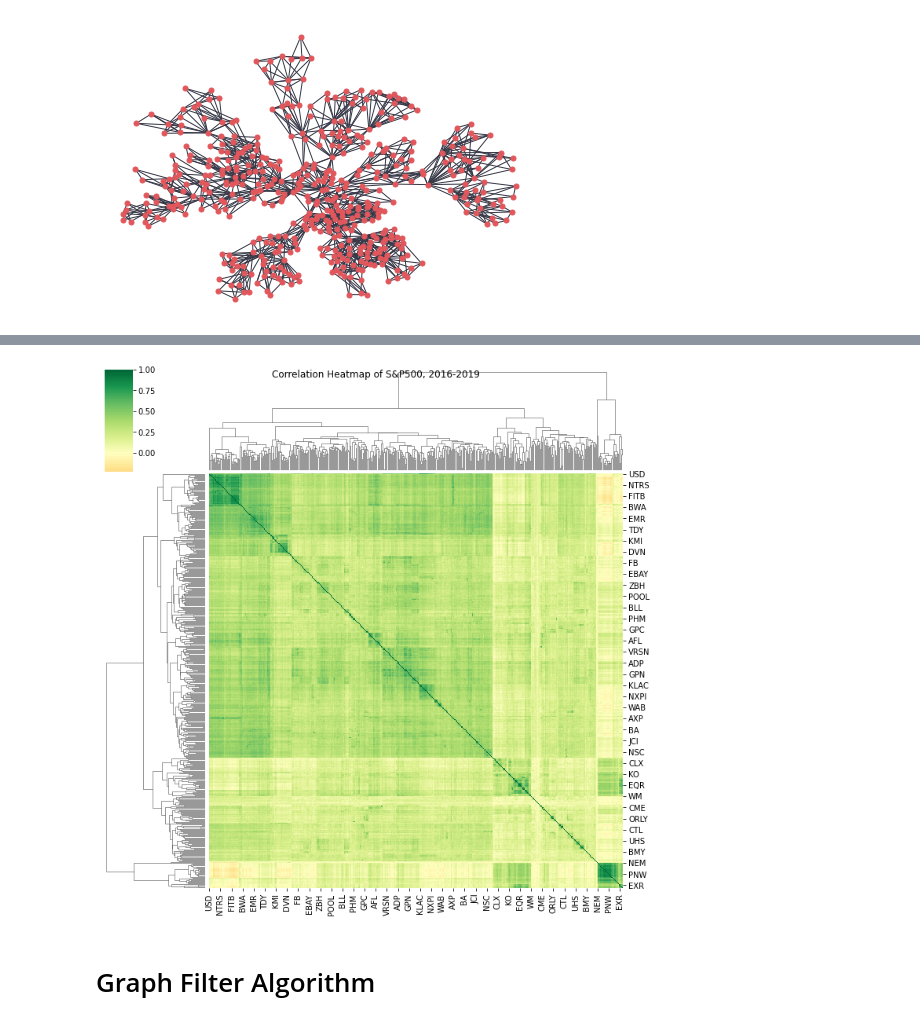
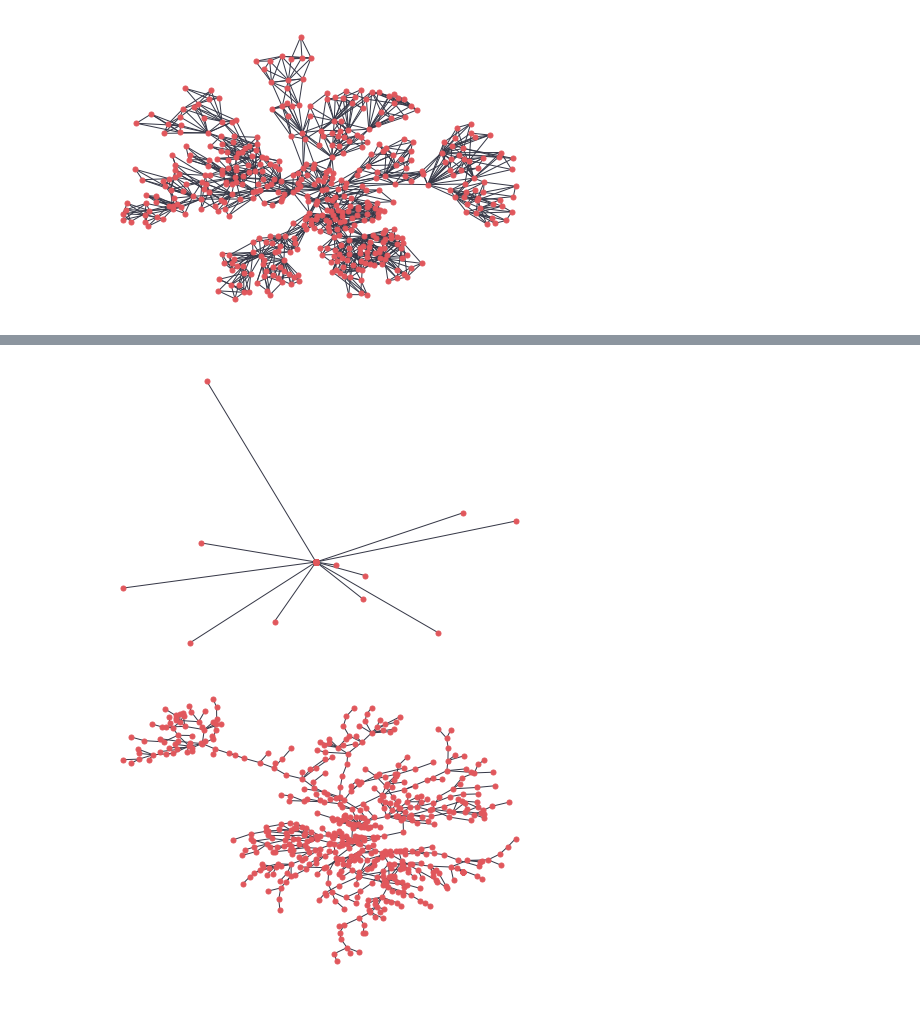
Before and after one commit to RuiqiLiu213/Project-Stock-Trading-Strategies-Based-On-Graph-Algorithm, a Jupyter notebook: Data Sourcing, Preliminary Analysis, and Centrality Ranking Construction.ipynb, the cells around one changed output, grey strips where cells are left out. Saved outputs shown, nothing was run; the diff lists cells and outputs as text; code cells hidden in the pictures.

```diff
--- a/Data Sourcing, Preliminary Analysis, and Centrality Ranking Construction.ipynb
+++ b/Data Sourcing, Preliminary Analysis, and Centrality Ranking Construction.ipynb
@@ -114,3 +99,26 @@ components_price_df.to_csv('components_price_new.csv')
+# %%
+'''
+startdate = '2016-04-01'
+enddate = '2022-06-28'
+
+#components_price_df = pd.DataFrame(columns=components_mark_df.columns)
+
+for tick in components_price_df.columns:
+    # retrive information for stock tick
+    if components_price_df[tick].isnull().values.all():
+        data = api_getprice(tick, startdate, enddate)
+        for item in data['results']:
+            try:
+                date_index = pd.to_datetime(item['date'])
+                close = item['close']
+                components_price_df.loc[date_index, tick] = close
+            except:
+                continue
+
+components_price_df.index = pd.to_datetime(components_price_df.index)
+components_price_df = components_price_df.sort_index()
+components_price_df.to_csv('components_price_new.csv')
+'''
 # %%
 components_price_df = pd.read_csv('components_price_new.csv',index_col='date')
 # %%
@@ -583,6 +622,8 @@ Condition number of shrunk correlation matrix: 4.36e+04
-# %%
-sns.clustermap(correlation_matrix, cmap="RdYlGn", center =0.).fig.suptitle('Correlation Heatmap of S&P500, 2016-2019');
-# %% [output]
-[figure, removed]
-# %% [markdown]
-# Graph Filter Algorithm
+# %%
+nx.draw(G0_MST, with_labels=False, node_size=25, node_color="#e1575c", edge_color='#363847',  pos=nx.spectral_layout(G0_MST))
+# %% [output]
+[figure, added]
+# %%
+nx.draw(G0_MST, with_labels=False, node_size=25, node_color="#e1575c", edge_color='#363847',  pos=nx.kamada_kawai_layout(G0_MST))
+# %% [output]
+[figure, added]
```
Also changed, not shown: parts of 38 cells of this notebook.
